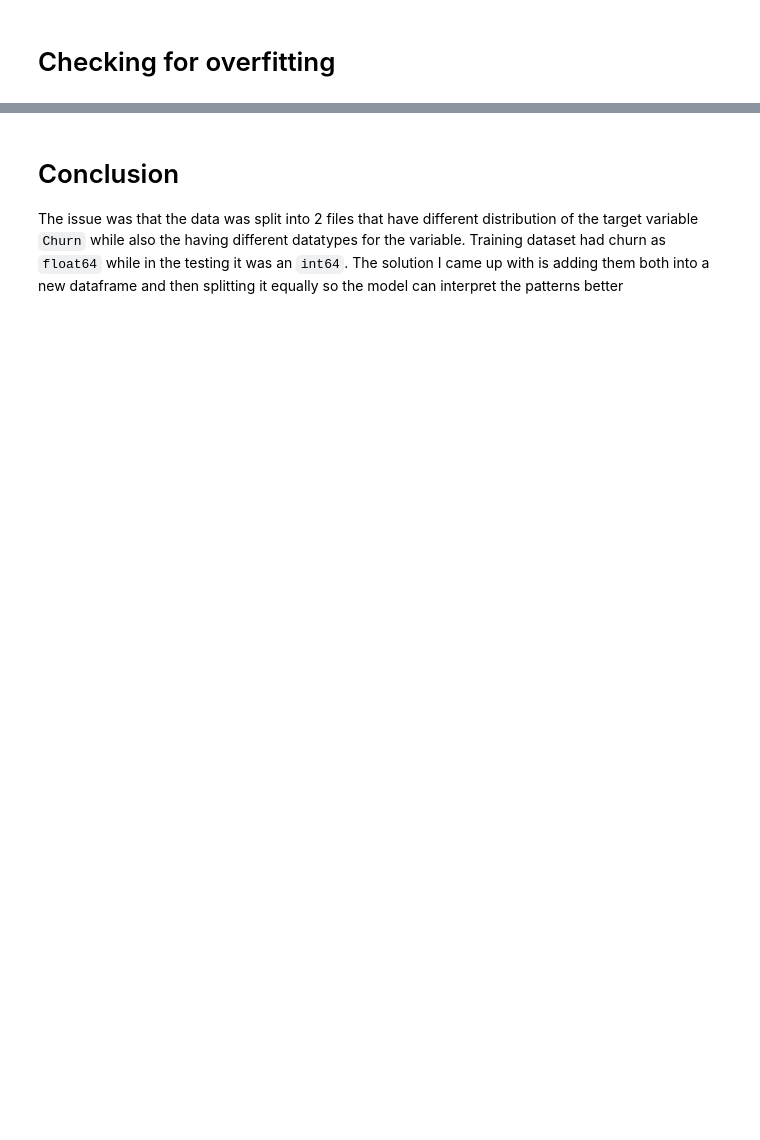
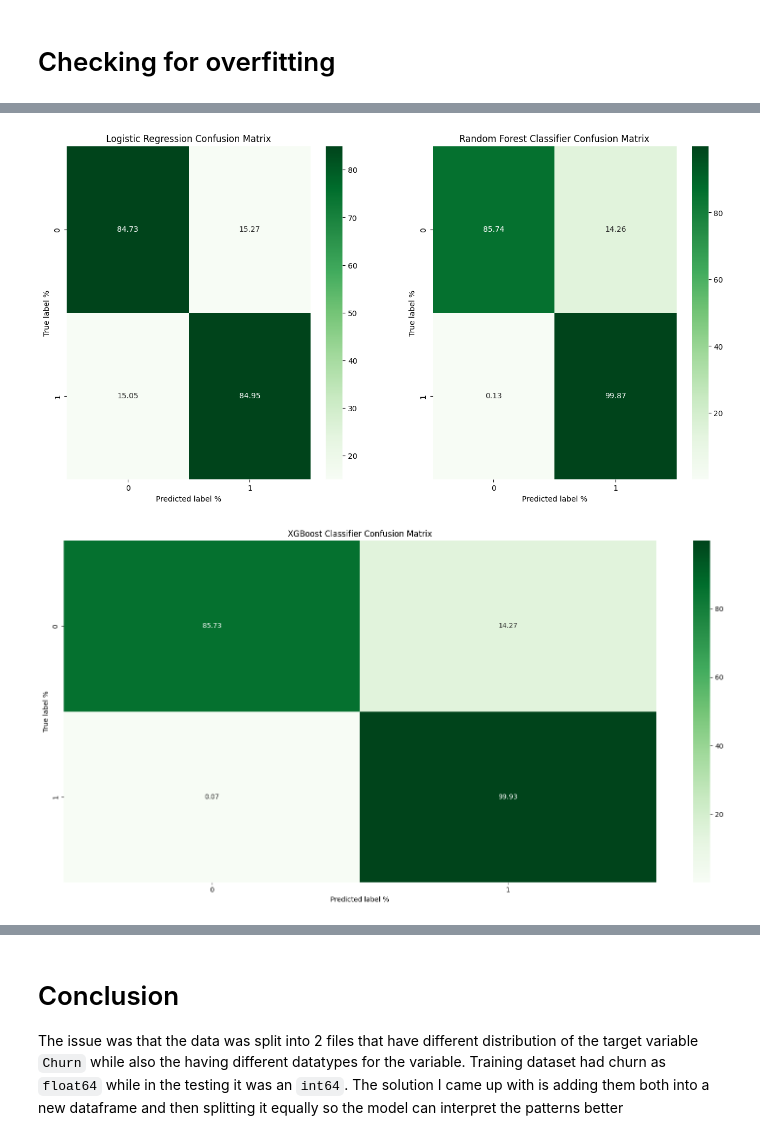
Before and after one commit to NitoBoritto/Customer_Churn_Predictor, a Jupyter notebook: Churn_Predictor.ipynb, the cells around one changed output, grey strips where cells are left out. Drawn from its saved outputs; the diff is of its cells as text; code cells hidden in the pictures; blank space fills up the shorter version.

```diff
--- a/Churn_Predictor.ipynb
+++ b/Churn_Predictor.ipynb
@@ -447,0 +338,12 @@ You can set `force_col_wise=true` to remove the overhead.
+# %%
+best_pipe, y_pred, y_proba, params_clean, f1, avg_per = encode_train_classify(models[1]['name'],
+                                                                              models[1]['model'],
+                                                                              models[1]['param_config'], X_train, X_test, y_train, y_test)
+results['Random Forest Classifier'] = {
+    'pipe': best_pipe,
+    'params': params_clean,
+    'y_pred': y_pred,
+    'y_proba': y_proba,
+    'F1': f1,
+    'per_score': avg_per
+    }
@@ -447,0 +367,12 @@ You can set `force_col_wise=true` to remove the overhead.
+# %%
+best_pipe, y_pred, y_proba, params_clean, f1, avg_per = encode_train_classify(models[2]['name'],
+                                                                              models[2]['model'],
+                                                                              models[2]['param_config'], X_train, X_test, y_train, y_test)
+results['XGBoost Classifier'] = {
+    'pipe': best_pipe,
+    'params': params_clean,
+    'y_pred': y_pred,
+    'y_proba': y_proba,
+    'F1': f1,
+    'per_score': avg_per
+    }
@@ -454,10 +401,17 @@ for m in models:
     train_pred = pipe.predict(X_train)
     test_pred = results[m['name']]['y_pred']
 
+    if hasattr(pipe.named_steps['classifier'], 'predict_proba'):
+        train_proba = pipe.predict_proba(X_train)[:, 1]
+        test_proba = pipe.predict_proba(X_test)[:, 1]
+    else:
+        train_proba = pipe.decision_function(X_train)
+        test_proba = pipe.decision_function(X_test)
+
     train_f1 = f1_score(y_train, train_pred)
     test_f1 = f1_score(y_test, test_pred)
-    train_roc = roc_auc_score(y_train, pipe.predict_proba(X_train)[:, 1] if hasattr(pipe.named_steps['classifier'], 'predict_proba') else pipe.decision_function(X_train))
-    test_roc = results[m['name']]['roc_auc']
+    train_roc = roc_auc_score(y_train, train_proba)
+    test_roc = roc_auc_score(y_test, test_proba)
 
     print(f"<<<<<<<<<<<<<<<<<<< {m['name']} >>>>>>>>>>>>>>>>>>>")
     print(f"{'Metric':<15} {'Train':>10} {'Test':>10} {'Gap':>10}")
@@ -467,29 +437,32 @@ for m in models:
 # %%
-fig, axes = plt.subplots(2, 2, figsize = (16, 8))
-axes = axes.flatten() # flattens to  [ax1, ax2, ax3, ax4]
+fig, axes = plt.subplots(1, 2, figsize = (16, 8))
+axes = axes.flatten() # flattens axes to  [ax1, ax2, ax3, ax4]
 
 for m, ax in zip(models[: 4], axes): # zip takes lists and uses them as pairs
     cm = confusion_matrix(y_test, results[m['name']]['y_pred'])
     pct = cm.astype('float') / cm.sum(axis = 1)[:, np.newaxis] * 100
     sns.heatmap(pct,
                 annot = True,
                 cmap = 'Greens',
                 fmt = '.2f',
                 ax = ax)
     ax.set_title(f'{m['name']} Confusion Matrix')
     ax.set_xlabel('Predicted label %')
     ax.set_ylabel('True label %')
 
-plt.figure(figsize = (16, 8))
-cm = confusion_matrix(y_test, results['SVM Classifier']['y_pred'])
+plt.figure(figsize = (14, 8))
+cm = confusion_matrix(y_test, results['XGBoost Classifier']['y_pred'])
 pct = cm.astype('float') / cm.sum(axis = 1)[:, np.newaxis] * 100
 sns.heatmap(pct,
             annot = True,
             cmap = 'Greens',
             fmt = '.2f')
-plt.title('SVM Classifier Confusion Matrix')
+plt.title('XGBoost Classifier Confusion Matrix')
 plt.xlabel('Predicted label %')
 plt.ylabel('True label %')
 
 plt.tight_layout()
 plt.show()
+# %% [output]
+[figure, added]
+[figure, added]
```
Also changed, not shown: parts of 8 cells of this notebook.
